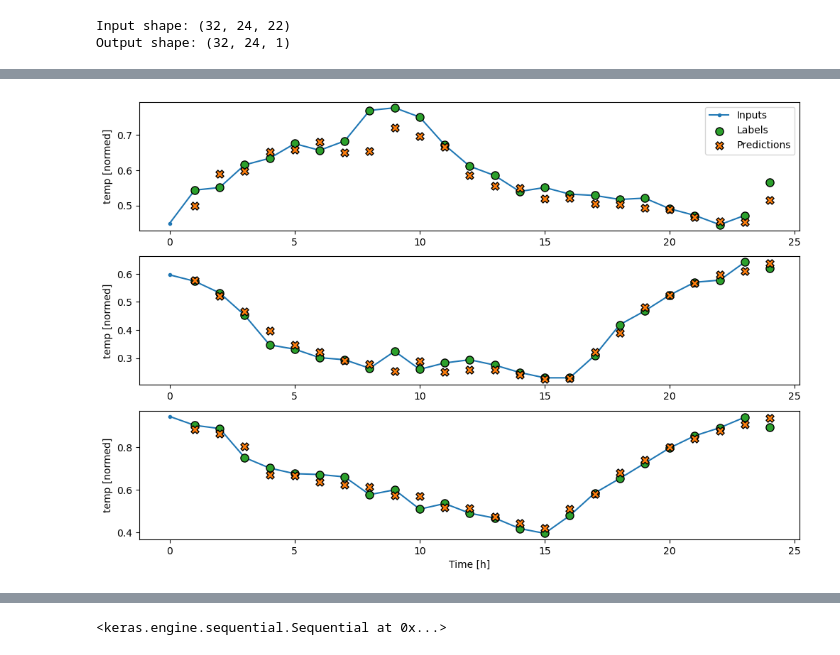
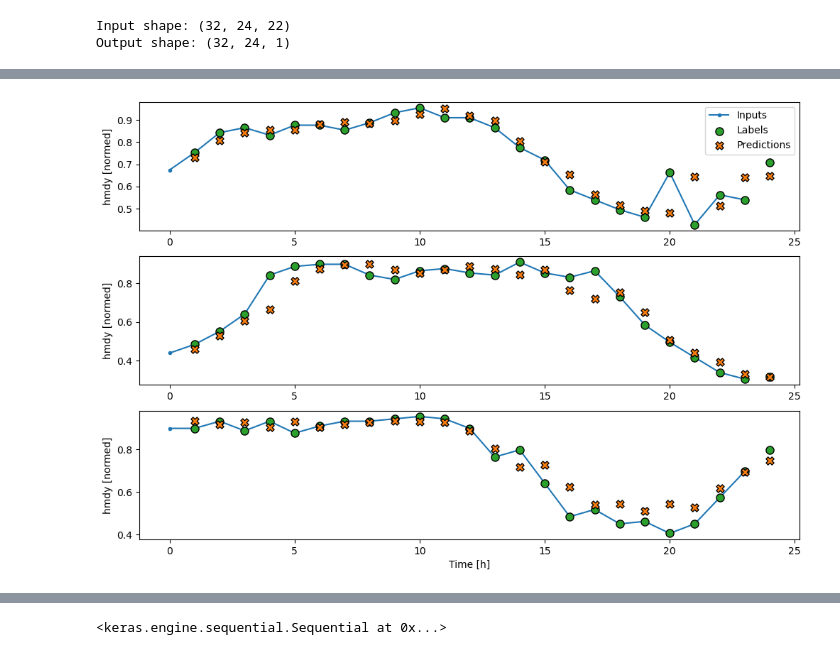
Before and after one commit to tgfive/Inverse_Classification, a Jupyter notebook: brazil_data/Untitled.ipynb, the cells around one changed output, grey strips where cells are left out. Drawn from its saved outputs; the diff is of its cells as text; code cells hidden in the pictures.

```diff
--- a/brazil_data/Untitled.ipynb
+++ b/brazil_data/Untitled.ipynb
@@ -488,7 +478,7 @@ performance['Baseline'] = baseline.evaluate(single_step_window.test, verbose=0)
 # %%
 wide_window = WindowGenerator(
     input_width=24, label_width=24, shift=1,
-    label_columns=['temp'])
+    label_columns=['hmdy'])
 
 wide_window
 # %% [output]
@@ -675,7 +738,7 @@ Epoch 17/20
 # %%
-wide_window.plot(lstm_model)
+wide_window.plot(lstm_model, plot_col='hmdy')
 # %% [output]
-[figure, old version]
+[figure, new version]
 # %%
 x = np.arange(len(performance))
 width = 0.3
```
Also changed, not shown: parts of 24 cells of this notebook, 12 other files.
